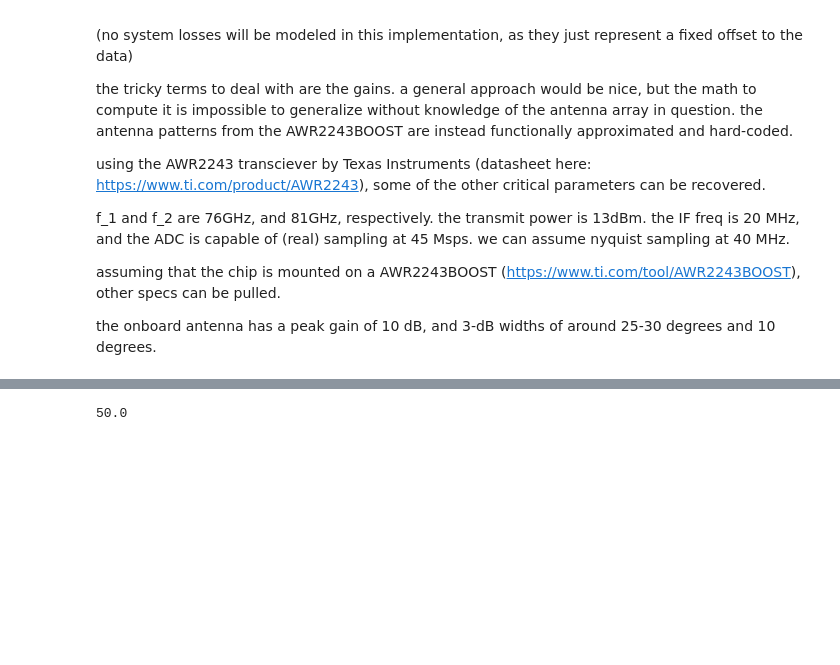
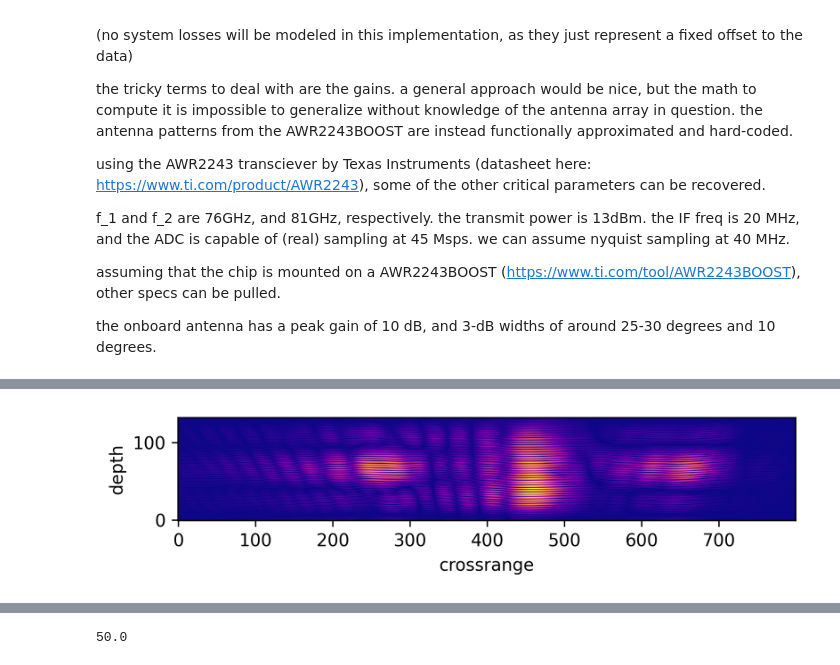
Before and after one commit to morzack/ece592-radar-SAR-proj, a Jupyter notebook: sar_sim.ipynb, the cells around one changed output, grey strips where cells are left out. Cells and saved outputs as stored; diff of their text form; code cells hidden in the pictures; blank space fills up the shorter version.

```diff
--- a/sar_sim.ipynb
+++ b/sar_sim.ipynb
@@ -528,0 +527,66 @@ plt.show()
+# %%
+import torch
+print(torch.cuda.is_available())
+device = torch.device("cuda" if torch.cuda.is_available() else "cpu")
+
+to_data_matrix_gated = torch.tensor(data_matrix_gated, dtype=torch.complex64)
+to_data_matrix_gated = to_data_matrix_gated.to(device)
+
+exp_top = (1j * (4*np.pi)/c * (f_center + lfm_gamma * adc_sampling_interval * depth_y))
+exp_top = torch.tensor(exp_top, dtype=torch.complex64)
+exp_top = exp_top.to(device)
+
+def filter_fast(n, m):
+    pixel_pos = pixel_position_image[n,m]
+    rpi = radar_position_image[:,r_mi:r_ma]
+    radar_dists = pixel_pos[0]-rpi[:,:,0], pixel_pos[1]-rpi[:,:,1]
+    rd0 = torch.tensor(radar_dists[0], dtype=torch.float64)
+    rd1 = torch.tensor(radar_dists[1], dtype=torch.float64)
+    rd0 = rd0.to(device)
+    rd1 = rd1.to(device)
+    radar_dists = rd0.hypot(rd1).type(torch.complex64)
+    # radar_dists = np.hypot(radar_dists[0], radar_dists[1])
+    # print(np.min(radar_dists))
+    # print(np.max(radar_dists))
+    # print(radar_dists)
+    # depth_y = np.linspace(0, data_matrix_backproj.shape[1], data_matrix_backproj.shape[1])
+
+    distmap = torch.multiply(exp_top, radar_dists)
+    filter_img = torch.exp(distmap)
+    return filter_img
+
+    filter_img = np.zeros(shape=data_matrix_gated.shape)
+    filter_img = np.exp(1j * (4*np.pi)/c * (f_center + lfm_gamma * adc_sampling_interval * depth_y) * radar_dists)
+
+    return filter_img
+
+# print(r_ma-r_mi)
+out_image = np.zeros(shape=(out_image.shape[0], r_ma-r_mi))
+for n in range(out_image.shape[0]):
+    # for m in range(out_image.shape[1]):
+    filts = torch.tensor(np.zeros(shape=(r_ma-r_mi, out_image.shape[0], r_ma-r_mi)), dtype=torch.complex64)
+    filts = filts.to(device)
+    for m in range(r_mi, r_ma):
+        filts[m-r_mi] = filter_fast(n, m)
+        # out_image[n][m] = np.real(np.tensordot(filt, data_matrix_backproj))
+
+    out_image[n] = torch.real(torch.einsum("nij,ij->n", filts, to_data_matrix_gated)).cpu().numpy()
+    # out_image[n][m] = torch.real(torch.tensordot(filt, to_data_matrix_gated)).cpu()
+    if n % 50 == 0:
+        print(n)
+x = out_image[:,:]
+# x_out_prev = out_image
+
+# x = np.real(filter_for_sample(50, 150))
+# x = np.fft.fft(x)
+# x = np.fft.fft(data_matrix_backproj)
+# x = data_matrix_backproj
+
+fig, ax = plt.subplots()
+ax.imshow(np.abs(x).T, cmap='plasma', interpolation='nearest')
+ax.set(xlabel='crossrange', ylabel='depth')
+ax.invert_yaxis()
+# ax.set_aspect(x[1]/x[0])
+plt.gcf().set_dpi(300)
+plt.show()
+# %% [output]
@@ -528,0 +610 @@ plt.show()
+[figure, added]
```
Also changed, not shown: parts of 12 cells of this notebook, 1 other file.
